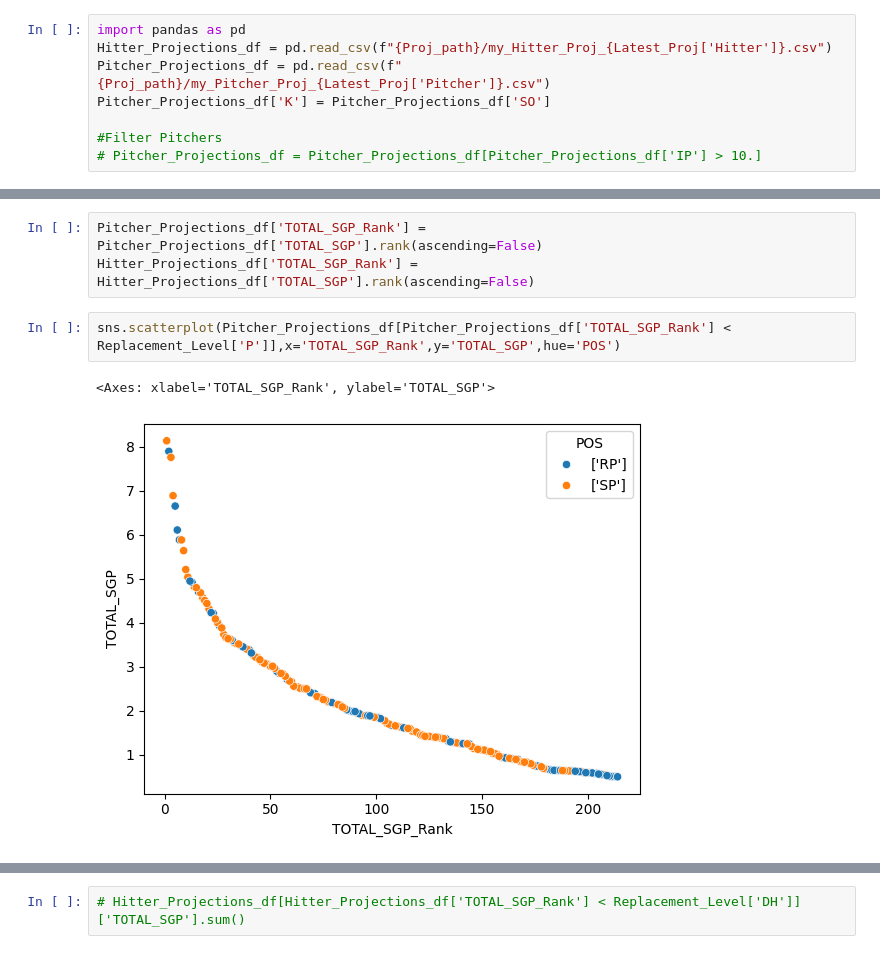
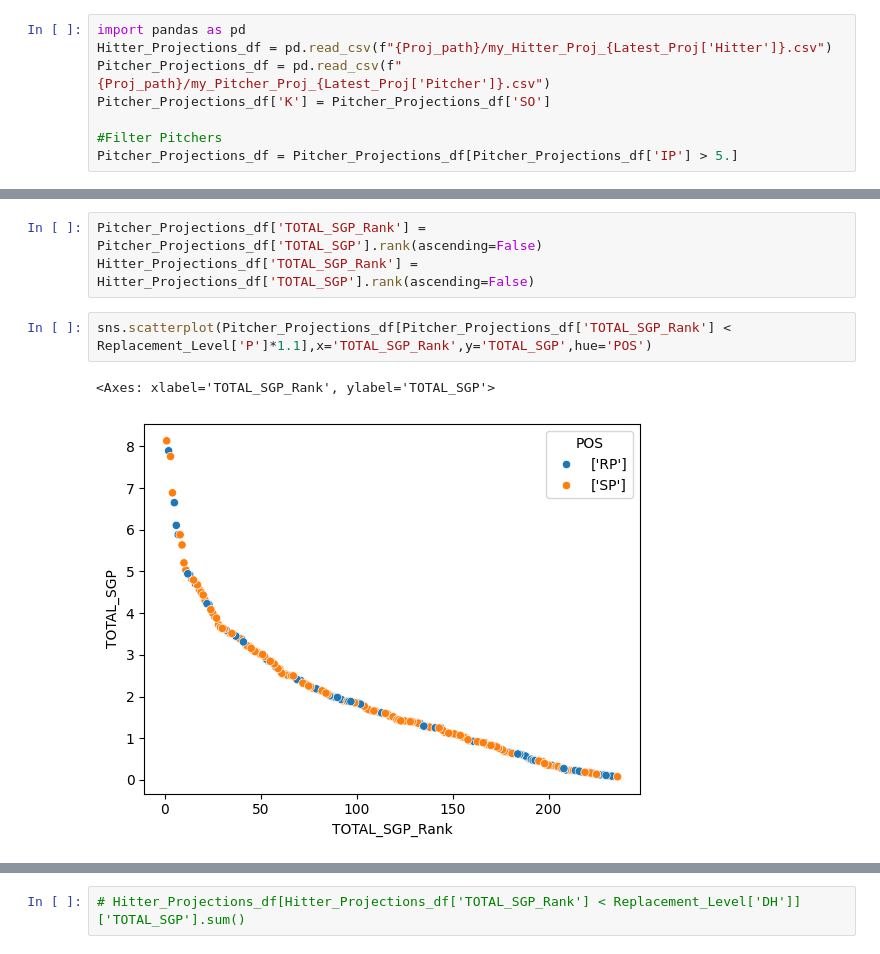
Before and after one commit to chmartin/Ottoneu_Baseball_Projects, a Jupyter notebook: Player_SGP/Imaginary_Hammers_SGP.ipynb, the cells around one changed output, grey strips where cells are left out. Saved outputs shown, nothing was run; the diff lists cells and outputs as text.

```diff
--- a/Player_SGP/Imaginary_Hammers_SGP.ipynb
+++ b/Player_SGP/Imaginary_Hammers_SGP.ipynb
@@ -26,7 +26,7 @@ Pitcher_Projections_df = pd.read_csv(f"{Proj_path}/my_Pitcher_Proj_{Latest_Proj[
 Pitcher_Projections_df['K'] = Pitcher_Projections_df['SO']
 
 #Filter Pitchers
-# Pitcher_Projections_df = Pitcher_Projections_df[Pitcher_Projections_df['IP'] > 10.]
+Pitcher_Projections_df = Pitcher_Projections_df[Pitcher_Projections_df['IP'] > 5.]
 # %%
 from Stat_modules import OBP,SLG,HR9,ERA,WHIP,TB
 Hitter_Projections_df['OBP'] = OBP(Hitter_Projections_df['H'],Hitter_Projections_df['BB'],Hitter_Projections_df['HBP'],Hitter_Projections_df['SF'],Hitter_Projections_df['AB'])
@@ -904,10 +904,10 @@ sns.scatterplot(Pitcher_Projections_df,y='TOTAL_SGP',x='ADP',hue='POS')
 Pitcher_Projections_df['TOTAL_SGP_Rank'] = Pitcher_Projections_df['TOTAL_SGP'].rank(ascending=False)
 Hitter_Projections_df['TOTAL_SGP_Rank'] = Hitter_Projections_df['TOTAL_SGP'].rank(ascending=False)
 # %%
-sns.scatterplot(Pitcher_Projections_df[Pitcher_Projections_df['TOTAL_SGP_Rank'] < Replacement_Level['P']],x='TOTAL_SGP_Rank',y='TOTAL_SGP',hue='POS')
+sns.scatterplot(Pitcher_Projections_df[Pitcher_Projections_df['TOTAL_SGP_Rank'] < Replacement_Level['P']*1.1],x='TOTAL_SGP_Rank',y='TOTAL_SGP',hue='POS')
 # %% [output]
 <Axes: xlabel='TOTAL_SGP_Rank', ylabel='TOTAL_SGP'>
-[figure, old version]
+[figure, new version]
 # %%
 sns.histplot(Pitcher_Projections_df[Pitcher_Projections_df['TOTAL_SGP_Rank'] < Replacement_Level['P']],x='TOTAL_SGP',hue='POS')
 # %% [output]
```
Also changed, not shown: parts of 39 cells of this notebook, 20 other files.
